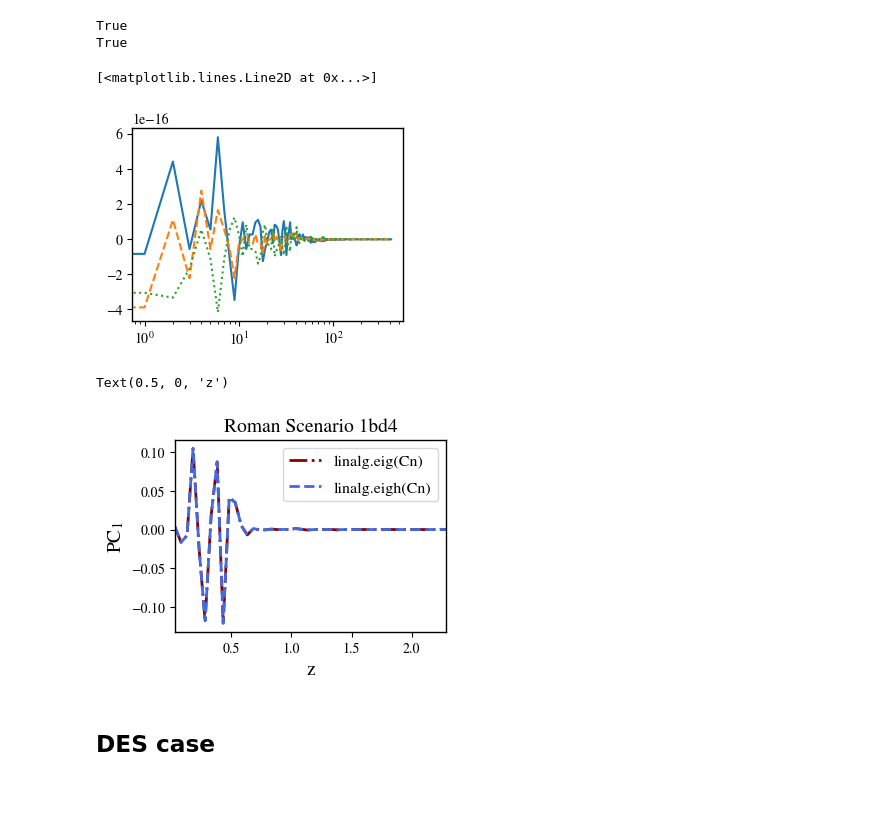
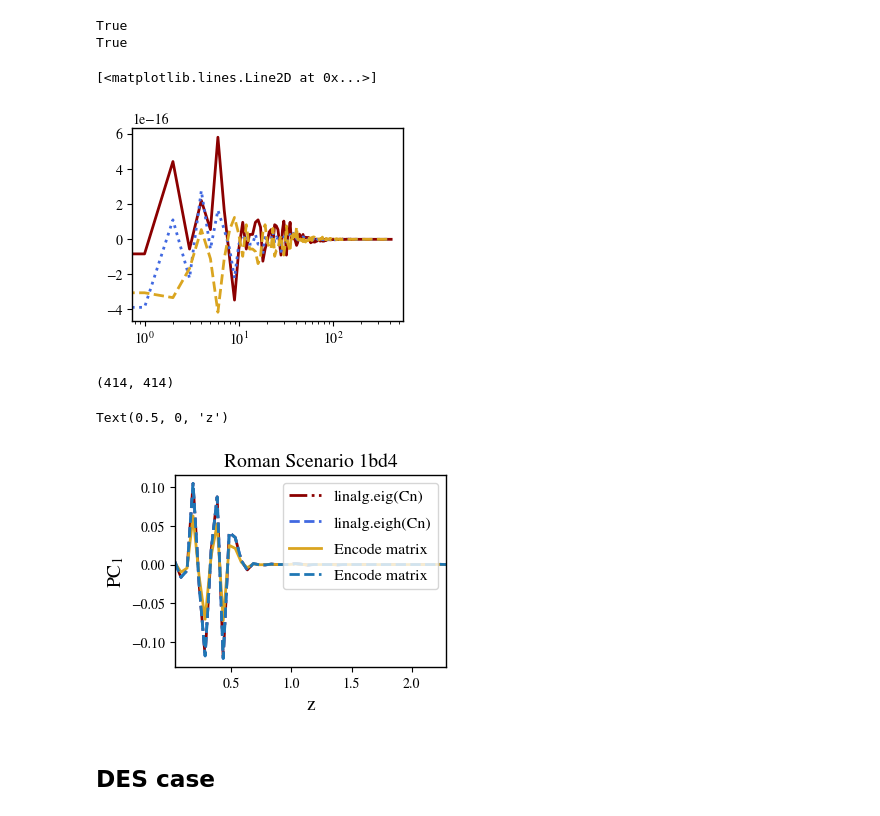
Before and after one commit to Roman-HLIS-Cosmology-PIT/cocoa_photoz, a Jupyter notebook: codes/example.ipynb, the cells around one changed output. Cells and saved outputs as stored; diff of their text form; code cells hidden in the pictures.

```diff
--- a/codes/example.ipynb
+++ b/codes/example.ipynb
@@ -328,21 +328,28 @@ True
 # %%
 G_order = np.diag(G)[np.argsort(np.diag(G))[::-1]]
 Cnval_order = Cnval[np.argsort(Cnval)[::-1]]
 
-plt.semilogx(range(len(G_new)), G_order-Cnval_order,ls='-')
-plt.semilogx(range(len(G_new)), G_order-ss,ls='--')
-plt.semilogx(range(len(G_new)), Cnval_order-ss,ls=':')
+plt.semilogx(range(len(G_new)), G_order-Cnval_order,ls='-',c='darkred',lw=2)
+plt.semilogx(range(len(G_new)), G_order-ss,ls=':',c='royalblue',lw=2)
+plt.semilogx(range(len(G_new)), Cnval_order-ss,ls='--',c='goldenrod',lw=2)
 # %% [output]
 [<matplotlib.lines.Line2D at 0x...>]
-[figure, old version]
+[figure, new version]
+# %%
+X.shape
+# %% [output]
+(414, 414)
 # %%
 k=0
 pci=0
 
+U_test = Vm #@ np.diag(np.sqrt(ss))
+
 start, end = Nz*k, Nz*(k+1)
 plt.plot(z,eih_vecs[start:end,pci],c='darkred',label='linalg.eig(Cn)',lw=2,ls='-.')
 plt.plot(z,Cnvec[:,np.argsort(Cnval)[::-1]][start:end,pci],c='royalblue',label='linalg.eigh(Cn)',ls='--',lw=2)
-# plt.plot(z,-U[start:end,pci],c='goldenrod',label='Encode matrix',lw=2)
+plt.plot(z,-U[start:end,pci],c='goldenrod',label='Encode matrix',lw=2)
+plt.plot(z,-U_test[start:end,pci],c='C0',label='Encode matrix',lw=2,ls='--')
 # plt.plot(z,x[start:end,pci],c='C0',label=r'$V_n^T\Lambda_n^{1/2}$',lw=2)
 plt.xlim(np.min(z),np.max(z))
 plt.legend(loc='upper right',fontsize=11.5)
@@ -351,7 +358,7 @@ plt.ylabel(rf'PC$_{{{pci+1}}}$',fontsize=14)
 plt.xlabel('z',fontsize=14)
 # %% [output]
 Text(0.5, 0, 'z')
-[figure, old version]
+[figure, new version]
 # %% [markdown]
 ## DES case
 # %% [markdown]
```
Also changed, not shown: parts of 1 cell of this notebook.
